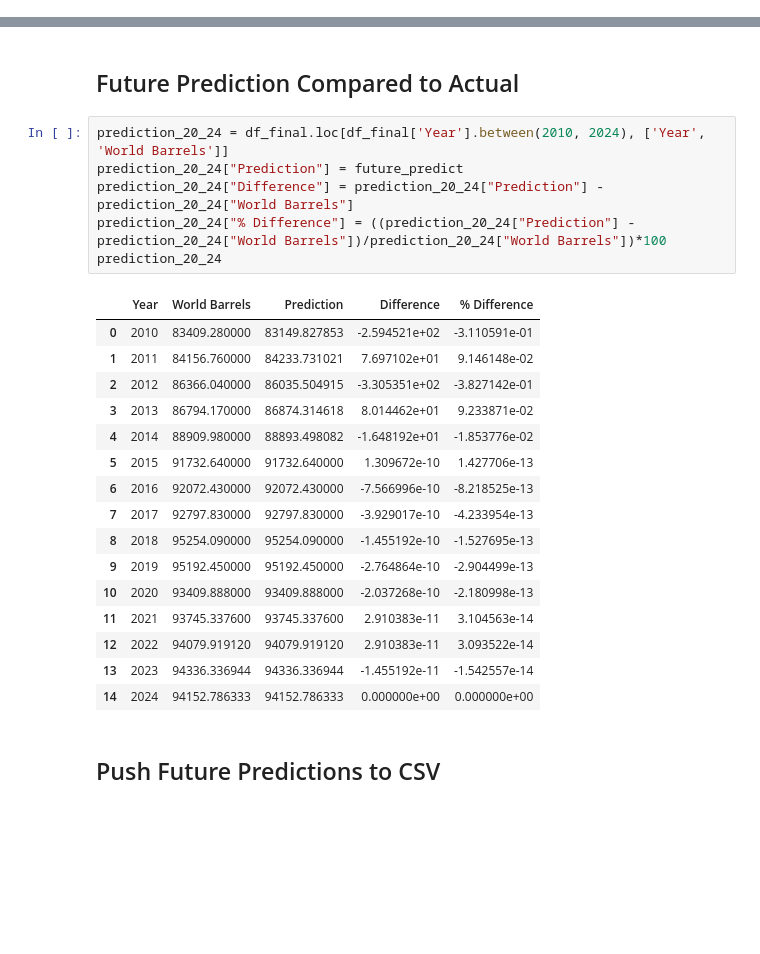
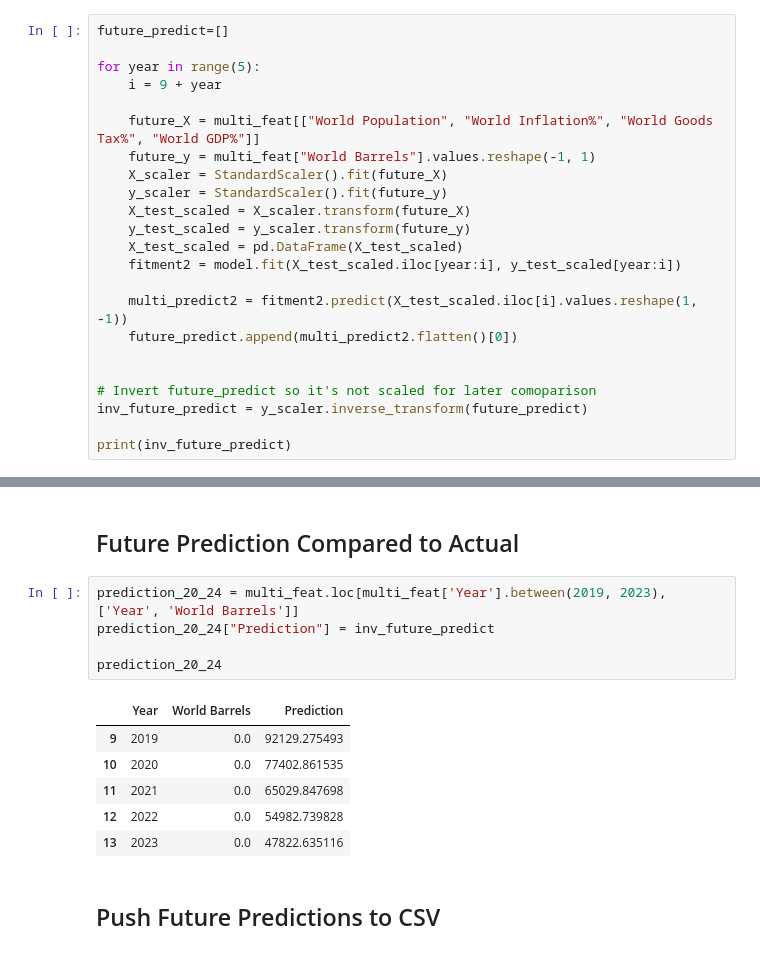
Before and after one commit to minerva-b/Final_Team_Project, a Jupyter notebook: Kmar/Oil_Product_Regres_ML.ipynb, the cells around one changed output, grey strips where cells are left out. Saved outputs shown, nothing was run; the diff lists cells and outputs as text; blank space fills up the shorter version.

```diff
--- a/Kmar/Oil_Product_Regres_ML.ipynb
+++ b/Kmar/Oil_Product_Regres_ML.ipynb
@@ -449,0 +202,23 @@ print(future_predict)
+# %%
+future_predict=[]
+
+for year in range(5):
+    i = 9 + year
+
+    future_X = multi_feat[["World Population", "World Inflation%", "World Goods Tax%", "World GDP%"]]
+    future_y = multi_feat["World Barrels"].values.reshape(-1, 1)
+    X_scaler = StandardScaler().fit(future_X)
+    y_scaler = StandardScaler().fit(future_y)
+    X_test_scaled = X_scaler.transform(future_X)
+    y_test_scaled = y_scaler.transform(future_y)
+    X_test_scaled = pd.DataFrame(X_test_scaled)
+    fitment2 = model.fit(X_test_scaled.iloc[year:i], y_test_scaled[year:i])
+
+    multi_predict2 = fitment2.predict(X_test_scaled.iloc[i].values.reshape(1, -1))
+    future_predict.append(multi_predict2.flatten()[0])
+
+
+# Invert future_predict so it's not scaled for later comoparison
+inv_future_predict = y_scaler.inverse_transform(future_predict)
+
+print(inv_future_predict)
@@ -450,28 +243,17 @@ print(future_predict)
 # %% [markdown]
 ## Future Prediction Compared to Actual
-# %%
-prediction_20_24 = df_final.loc[df_final['Year'].between(2010, 2024), ['Year', 'World Barrels']]
-prediction_20_24["Prediction"] = future_predict
-prediction_20_24["Difference"] = prediction_20_24["Prediction"] - prediction_20_24["World Barrels"]
-prediction_20_24["% Difference"] = ((prediction_20_24["Prediction"] - prediction_20_24["World Barrels"])/prediction_20_24["World Barrels"])*100
-prediction_20_24
-# %% [output]
-|  | Year | World Barrels | Prediction | Difference | % Difference |
-| 0 | 2010 | 83409.280000 | 83149.827853 | -2.594521e+02 | -3.110591e-01 |
-| 1 | 2011 | 84156.760000 | 84233.731021 | 7.697102e+01 | 9.146148e-02 |
-| 2 | 2012 | 86366.040000 | 86035.504915 | -3.305351e+02 | -3.827142e-01 |
-| 3 | 2013 | 86794.170000 | 86874.314618 | 8.014462e+01 | 9.233871e-02 |
-| 4 | 2014 | 88909.980000 | 88893.498082 | -1.648192e+01 | -1.853776e-02 |
-| 5 | 2015 | 91732.640000 | 91732.640000 | 1.309672e-10 | 1.427706e-13 |
-| 6 | 2016 | 92072.430000 | 92072.430000 | -7.566996e-10 | -8.218525e-13 |
-| 7 | 2017 | 92797.830000 | 92797.830000 | -3.929017e-10 | -4.233954e-13 |
-| 8 | 2018 | 95254.090000 | 95254.090000 | -1.455192e-10 | -1.527695e-13 |
-| 9 | 2019 | 95192.450000 | 95192.450000 | -2.764864e-10 | -2.904499e-13 |
-| 10 | 2020 | 93409.888000 | 93409.888000 | -2.037268e-10 | -2.180998e-13 |
-| 11 | 2021 | 93745.337600 | 93745.337600 | 2.910383e-11 | 3.104563e-14 |
-| 12 | 2022 | 94079.919120 | 94079.919120 | 2.910383e-11 | 3.093522e-14 |
-| 13 | 2023 | 94336.336944 | 94336.336944 | -1.455192e-11 | -1.542557e-14 |
-| 14 | 2024 | 94152.786333 | 94152.786333 | 0.000000e+00 | 0.000000e+00 |
+# %%
+prediction_20_24 = multi_feat.loc[multi_feat['Year'].between(2019, 2023), ['Year', 'World Barrels']]
+prediction_20_24["Prediction"] = inv_future_predict
+
+prediction_20_24
+# %% [output]
+|  | Year | World Barrels | Prediction |
+| 9 | 2019 | 0.0 | 92129.275493 |
+| 10 | 2020 | 0.0 | 77402.861535 |
+| 11 | 2021 | 0.0 | 65029.847698 |
+| 12 | 2022 | 0.0 | 54982.739828 |
+| 13 | 2023 | 0.0 | 47822.635116 |
 # %% [markdown]
 ## Push Future Predictions to CSV
 # %%
```
Also changed, not shown: parts of 45 cells of this notebook.
